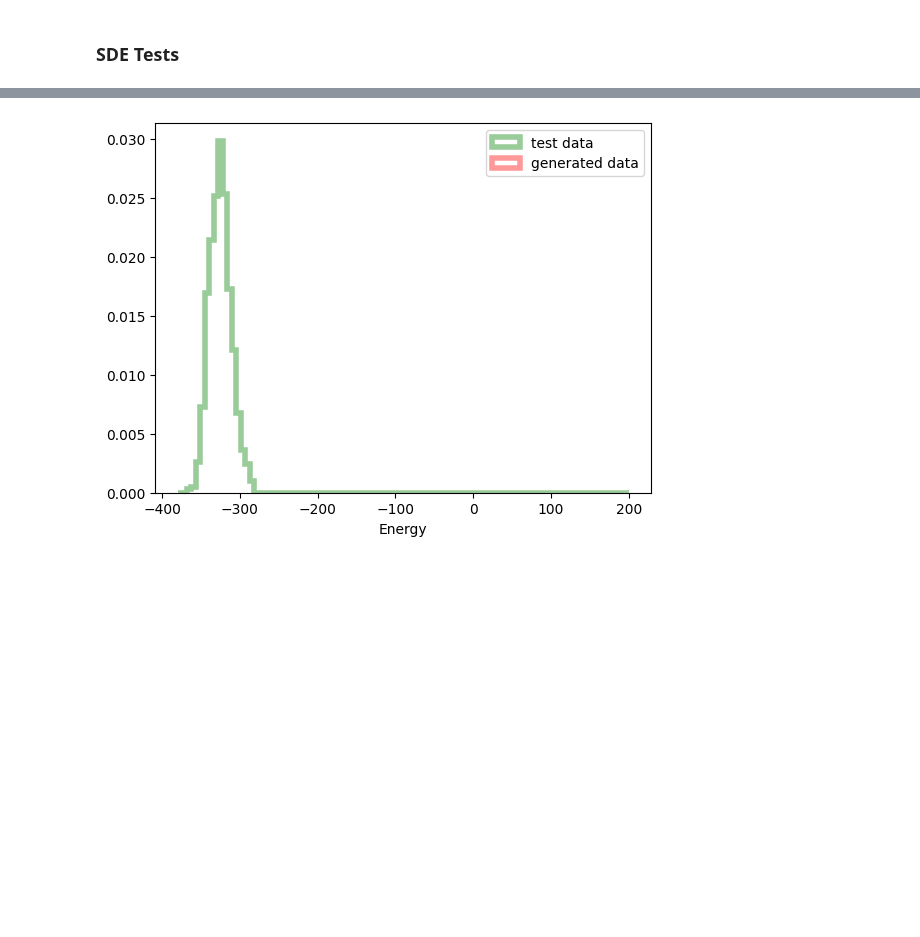
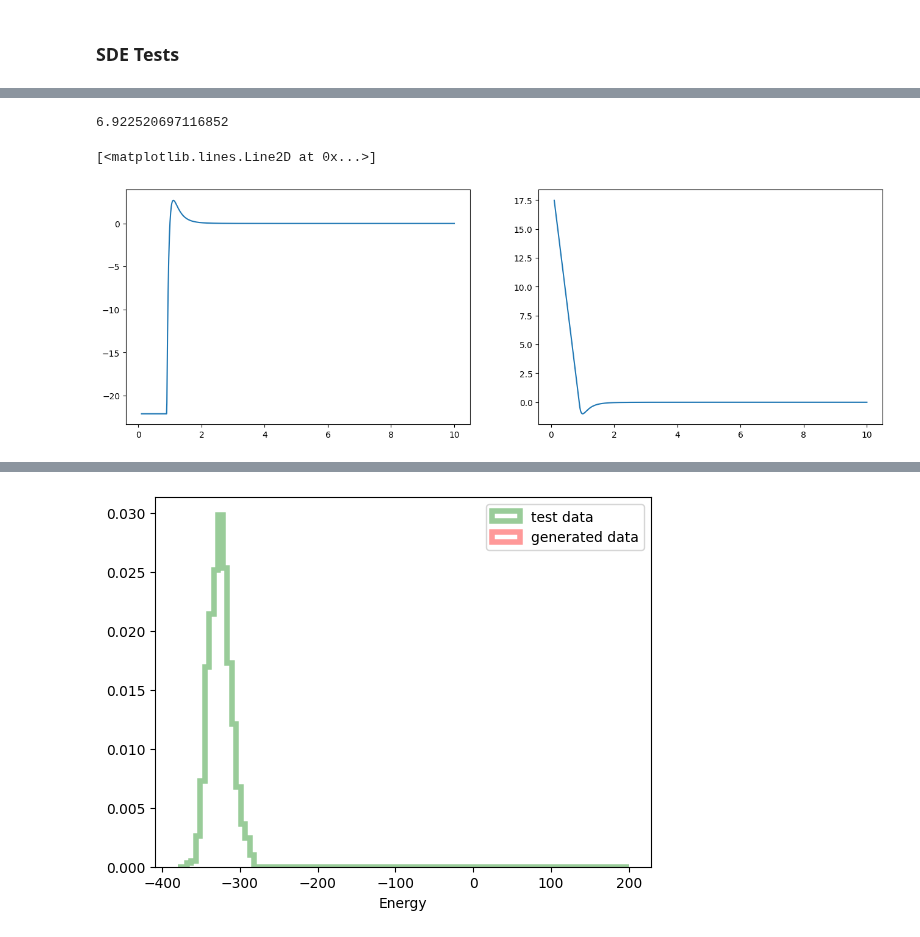
Before and after one commit to taraak/pita, a Jupyter notebook: runner/notebooks/L55_training.ipynb, the cells around one changed output, grey strips where cells are left out. Drawn from its saved outputs; the diff is of its cells as text; code cells hidden in the pictures; blank space fills up the shorter version.

```diff
--- a/runner/notebooks/L55_training.ipynb
+++ b/runner/notebooks/L55_training.ipynb
@@ -325,0 +421,32 @@ samples_pred = integrate_sde(ve_reverse_sde, x1_samples, [0, 1], 1e-2)
+# %%
+r =  distances_from_vectors(distance_vectors(test_data.view(-1, 55, 3)))
+# %%
+((1 / 0.8) ** 12 - 2 * (1 / 0.8) ** 6)
+# %% [output]
+6.922520697116852
+# %%
+def energy(r):
+    p = 0.9
+    lj = 1 * ((1 / r) ** 12 - 2 * (1 / r) ** 6)
+    filter = (r < p)
+    lj[filter] =  energy_slope(p) * (r[filter]-p) +  ((1 / p) ** 12 - 2 * (1 / p) ** 6)
+    return lj
+
+
+def energy_slope(r):
+    return 12 * (r**6 - 1)/r**13
+# %%
+r = torch.linspace(0.1, 10, 1000)
+# %%
+r.requires_grad = True
+slope_e_r = torch.autograd.grad(energy(r).sum(), r)[0].detach().cpu()
+# %%
+fig, axs = plt.subplots(1, 2, figsize=(16, 5))
+axs[0].plot(r.detach().cpu(), slope_e_r)
+
+
+energy_r= energy(r).detach().cpu()
+axs[1].plot(r.detach().cpu(), energy_r)
+# %% [output]
+[<matplotlib.lines.Line2D at 0x...>]
+[figure, added]
```
Also changed, not shown: parts of 31 cells of this notebook, 2 other files.
